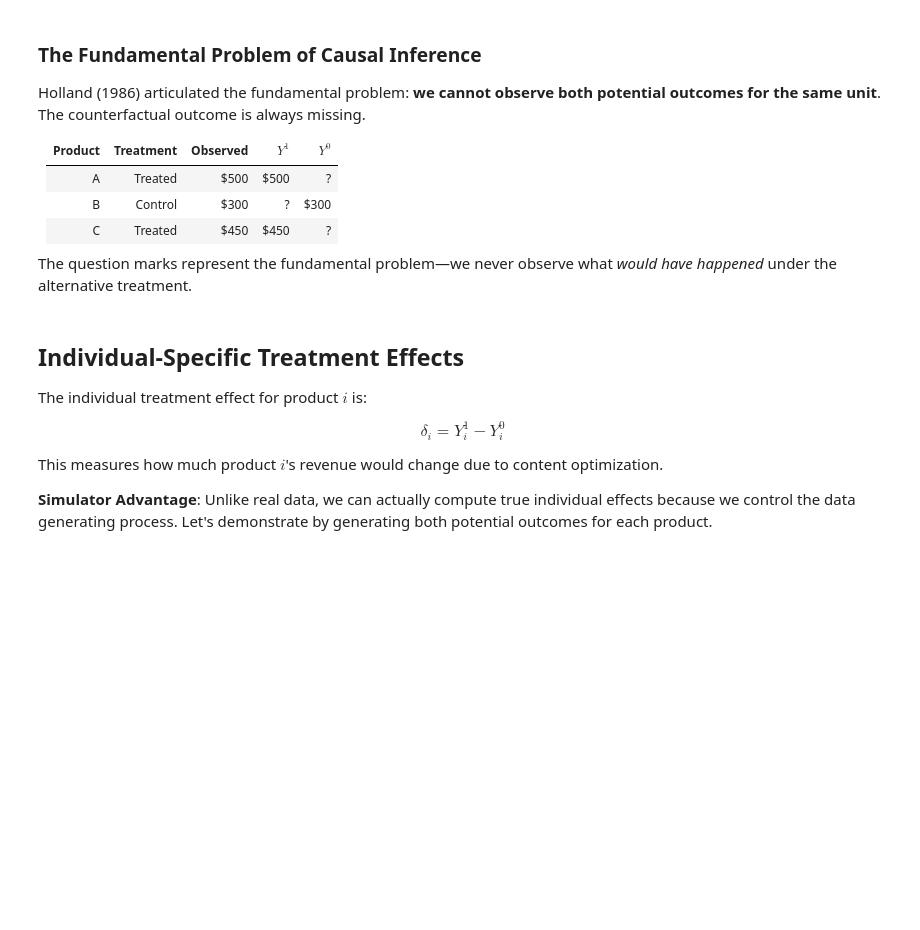
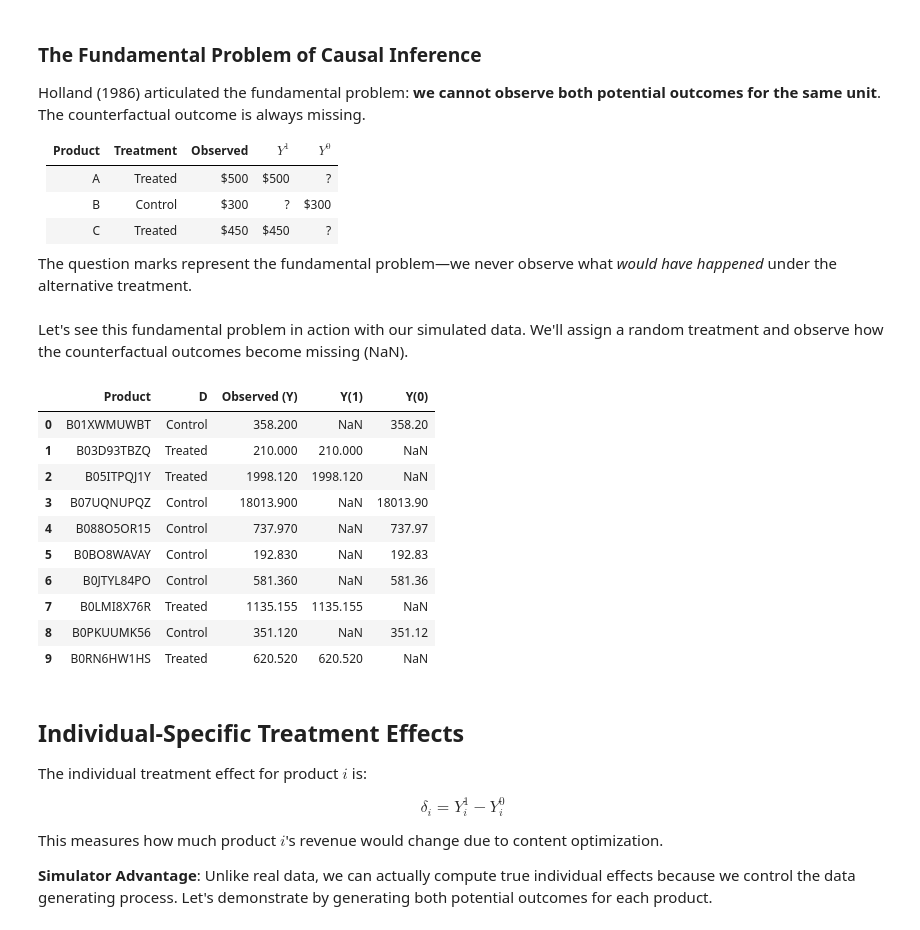
Before and after one commit to eisenhauerIO/courses-business-decisions, a Jupyter notebook: docs/source/measure-impact/01_potential_outcome_model.ipynb, the cells around one changed output. Cells and saved outputs as stored; diff of their text form; code cells hidden in the pictures; blank space fills up the shorter version.

```diff
--- a/docs/source/measure-impact/01_potential_outcome_model.ipynb
+++ b/docs/source/measure-impact/01_potential_outcome_model.ipynb
@@ -87,6 +116,48 @@ Holland (1986) articulated the fundamental problem: **we cannot observe both pot
 | C | Treated | \$450 | \$450 | ? |
 
 The question marks represent the fundamental problem—we never observe what *would have happened* under the alternative treatment.
+# %% [markdown]
+Let's see this fundamental problem in action with our simulated data. We'll assign a random treatment and observe how the counterfactual outcomes become missing (NaN).
+# %%
+# Demonstrate fundamental problem with actual data
+# Aggregate product-level revenue for the post-treatment period
+post_treatment_demo = sales[sales["date"] >= "2024-11-15"]
+product_demo = post_treatment_demo.groupby("asin")["revenue"].sum().reset_index()
+product_demo.columns = ["asin", "Y_0"]
+
+# Calculate what Y_1 would be (50% boost)
+product_demo["Y_1"] = product_demo["Y_0"] * 1.5
+
+# Randomly assign treatment to 30% of products
+np.random.seed(42)
+product_demo["D"] = np.random.binomial(1, 0.3, len(product_demo))
+
+# Observed outcome follows the switching equation
+product_demo["Y"] = np.where(
+    product_demo["D"] == 1, product_demo["Y_1"], product_demo["Y_0"]
+)
+
+# The fundamental problem: mask counterfactual outcomes with NaN
+product_demo["Y_1_obs"] = np.where(product_demo["D"] == 1, product_demo["Y_1"], np.nan)
+product_demo["Y_0_obs"] = np.where(product_demo["D"] == 0, product_demo["Y_0"], np.nan)
+
+# Display sample showing NaN pattern
+sample_demo = product_demo[["asin", "D", "Y", "Y_1_obs", "Y_0_obs"]].head(10)
+sample_demo.columns = ["Product", "D", "Observed (Y)", "Y(1)", "Y(0)"]
+sample_demo["D"] = sample_demo["D"].map({1: "Treated", 0: "Control"})
+sample_demo
+# %% [output]
+|  | Product | D | Observed (Y) | Y(1) | Y(0) |
+| 0 | B01XWMUWBT | Control | 358.200 | NaN | 358.20 |
+| 1 | B03D93TBZQ | Treated | 210.000 | 210.000 | NaN |
+| 2 | B05ITPQJ1Y | Treated | 1998.120 | 1998.120 | NaN |
+| 3 | B07UQNUPQZ | Control | 18013.900 | NaN | 18013.90 |
+| 4 | B088O5OR15 | Control | 737.970 | NaN | 737.97 |
+| 5 | B0BO8WAVAY | Control | 192.830 | NaN | 192.83 |
+| 6 | B0JTYL84PO | Control | 581.360 | NaN | 581.36 |
+| 7 | B0LMI8X76R | Treated | 1135.155 | 1135.155 | NaN |
+| 8 | B0PKUUMK56 | Control | 351.120 | NaN | 351.12 |
+| 9 | B0RN6HW1HS | Treated | 620.520 | 620.520 | NaN |
 # %% [markdown]
 ## Individual-Specific Treatment Effects
 
```
Also changed, not shown: parts of 26 cells of this notebook, 4 other files.
